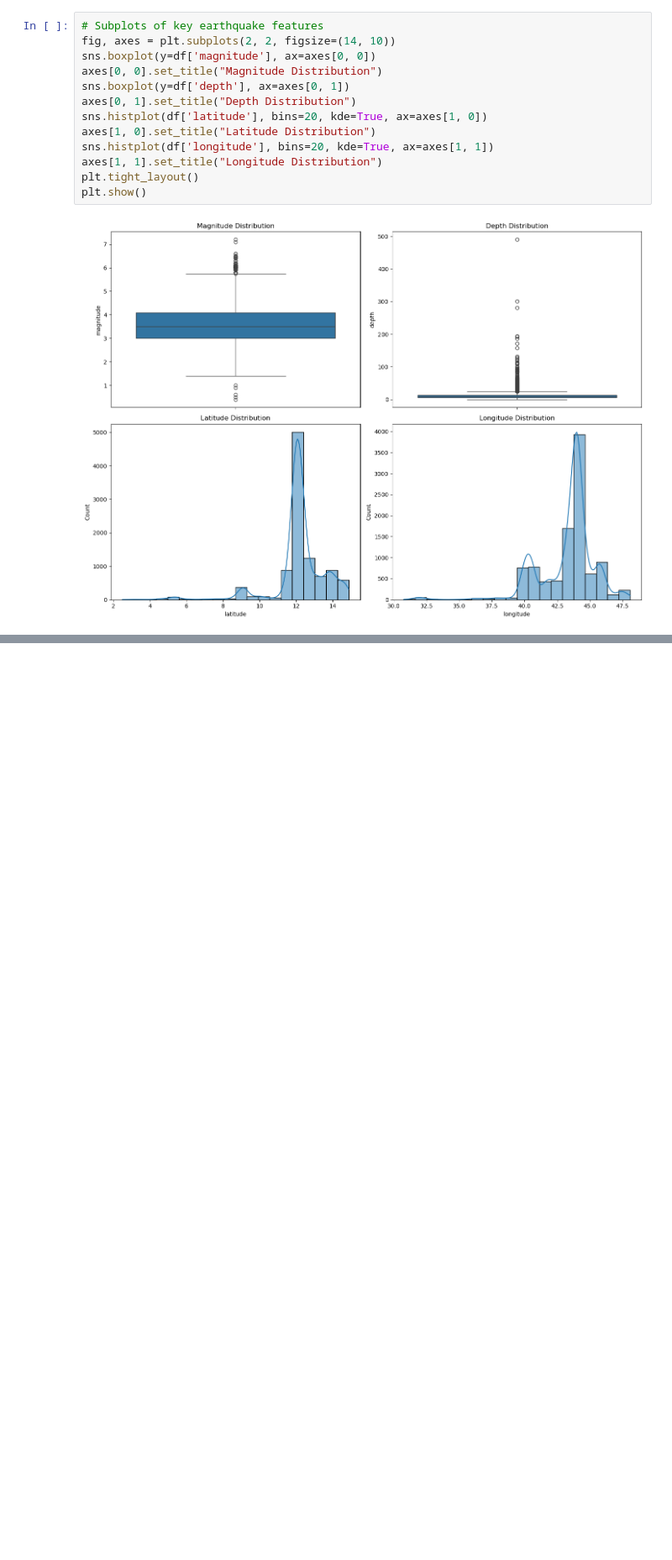
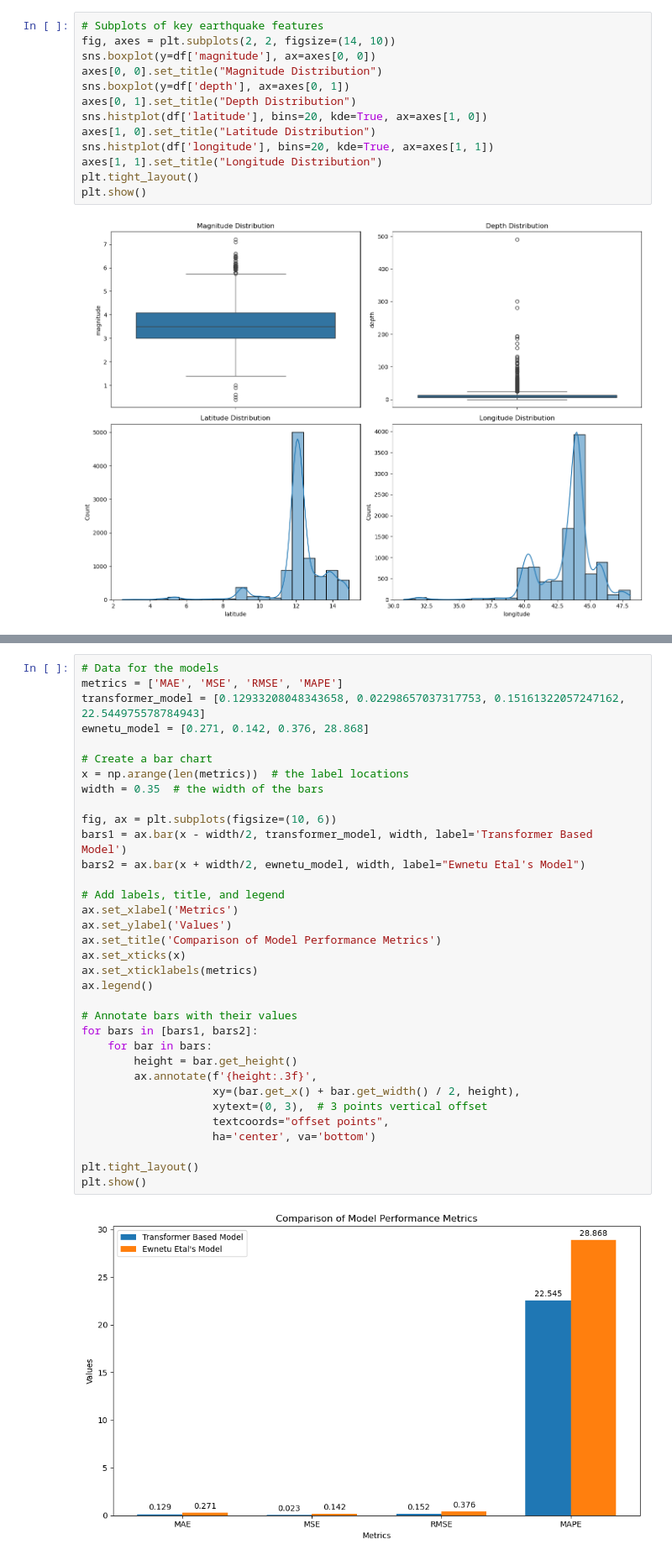
Before and after one commit to Yabsera-Haile/Earthquake-Prediction-in-Ethiopia, a Jupyter notebook: dataset/data preprocessing.ipynb, the cells around one changed output, grey strips where cells are left out. Shown: that part at 84% size. Drawn from its saved outputs; the diff is of its cells as text; blank space fills up the shorter version.

Commit message:
Add initial data exploration and raw data files

```diff
--- a/dataset/data preprocessing.ipynb
+++ b/dataset/data preprocessing.ipynb
@@ -217,0 +255,36 @@ plt.show()
+# %%
+# Data for the models
+metrics = ['MAE', 'MSE', 'RMSE', 'MAPE']
+transformer_model = [0.12933208048343658, 0.02298657037317753, 0.15161322057247162, 22.544975578784943]
+ewnetu_model = [0.271, 0.142, 0.376, 28.868]
+
+# Create a bar chart
+x = np.arange(len(metrics))  # the label locations
+width = 0.35  # the width of the bars
+
+fig, ax = plt.subplots(figsize=(10, 6))
+bars1 = ax.bar(x - width/2, transformer_model, width, label='Transformer Based Model')
+bars2 = ax.bar(x + width/2, ewnetu_model, width, label="Ewnetu Etal's Model")
+
+# Add labels, title, and legend
+ax.set_xlabel('Metrics')
+ax.set_ylabel('Values')
+ax.set_title('Comparison of Model Performance Metrics')
+ax.set_xticks(x)
+ax.set_xticklabels(metrics)
+ax.legend()
+
+# Annotate bars with their values
+for bars in [bars1, bars2]:
+    for bar in bars:
+        height = bar.get_height()
+        ax.annotate(f'{height:.3f}',
+                    xy=(bar.get_x() + bar.get_width() / 2, height),
+                    xytext=(0, 3),  # 3 points vertical offset
+                    textcoords="offset points",
+                    ha='center', va='bottom')
+
+plt.tight_layout()
+plt.show()
+# %% [output]
+[figure, added]
```
Also changed, not shown: parts of 2 cells of this notebook.
